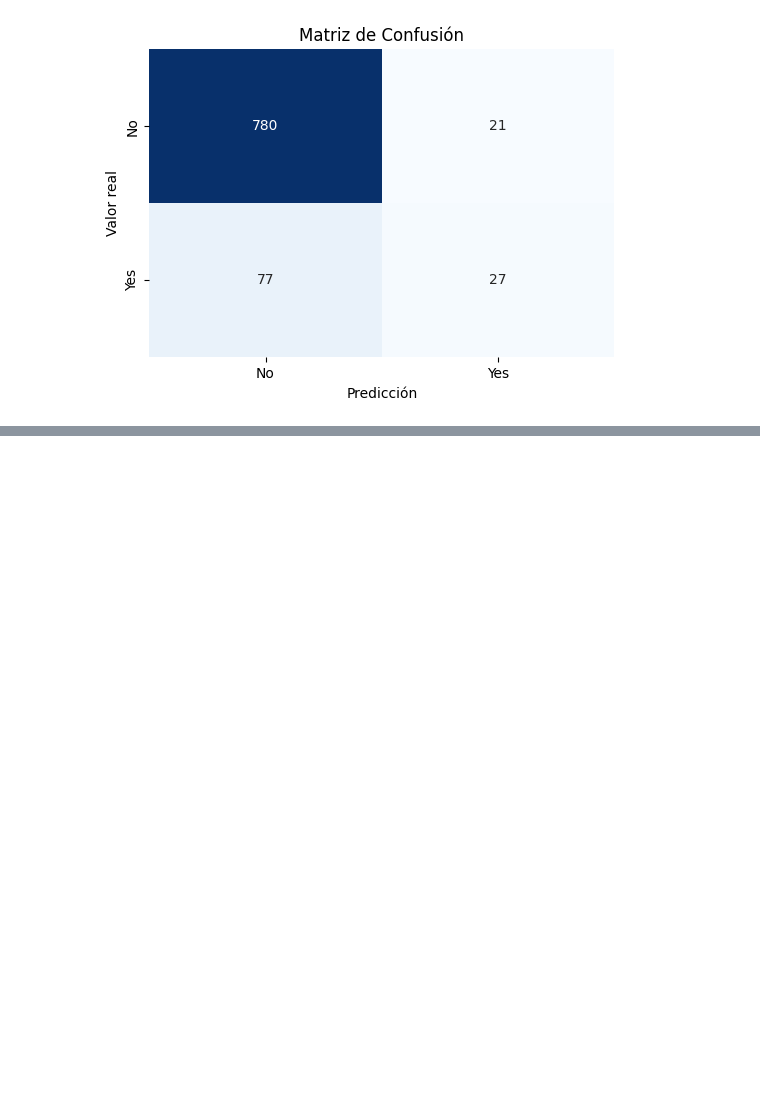
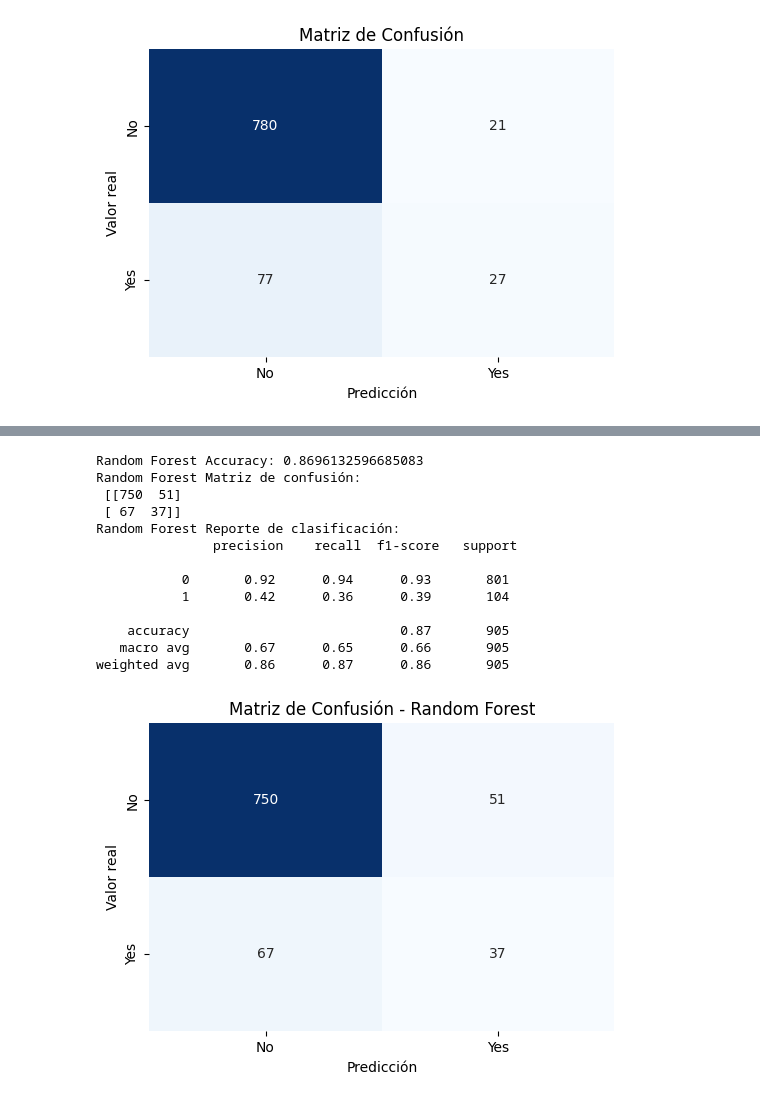
Before and after one commit to Damgef/Data_Science_Entrega1, a Jupyter notebook: ProyectoDSParteII_DamianGeffroy.ipynb, the cells around one changed output, grey strips where cells are left out. Cells and saved outputs as stored; diff of their text form; code cells hidden in the pictures; blank space fills up the shorter version.

```diff
--- a/ProyectoDSParteII_DamianGeffroy.ipynb
+++ b/ProyectoDSParteII_DamianGeffroy.ipynb
@@ -438,0 +426,10 @@ Sin embargo, el rendimiento sobre la clase positiva es bajo: en la práctica, el
+# %%
+# Entreno el modelo
+
+rf_pipeline = Pipeline(steps=[
+    ("preprocessor", preprocessor),
+    ("selector", feature_selector),
+    ("classifier", RandomForestClassifier(n_estimators=100, random_state=42, class_weight="balanced"))
+])
+
+rf_pipeline.fit(X_train, y_train)
@@ -438,0 +456,37 @@ Sin embargo, el rendimiento sobre la clase positiva es bajo: en la práctica, el
+# %%
+# Realizo la Evaluación del Modelo
+
+y_pred_rf = rf_pipeline.predict(X_test)
+
+print("Random Forest Accuracy:", accuracy_score(y_test, y_pred_rf))
+print("Random Forest Matriz de confusión:\n", confusion_matrix(y_test, y_pred_rf))
+print("Random Forest Reporte de clasificación:\n", classification_report(y_test, y_pred_rf))
+
+# Genero matriz de confusión y creo el heatmap
+
+cm_rf = confusion_matrix(y_test, y_pred_rf)
+
+plt.figure(figsize=(6,4))
+sns.heatmap(cm_rf, annot=True, fmt="d", cmap="Blues", cbar=False,
+            xticklabels=['No', 'Yes'],
+            yticklabels=['No', 'Yes'])
+
+plt.xlabel("Predicción")
+plt.ylabel("Valor real")
+plt.title("Matriz de Confusión - Random Forest")
+plt.show()
+# %% [output]
+Random Forest Accuracy: 0.8696132596685083
+Random Forest Matriz de confusión:
+ [[750  51]
+ [ 67  37]]
+Random Forest Reporte de clasificación:
+               precision    recall  f1-score   support
+
+           0       0.92      0.94      0.93       801
+           1       0.42      0.36      0.39       104
+
+    accuracy                           0.87       905
+   macro avg       0.67      0.65      0.66       905
+weighted avg       0.86      0.87      0.86       905
+[figure, added]
```
Also changed, not shown: parts of 10 cells of this notebook.
